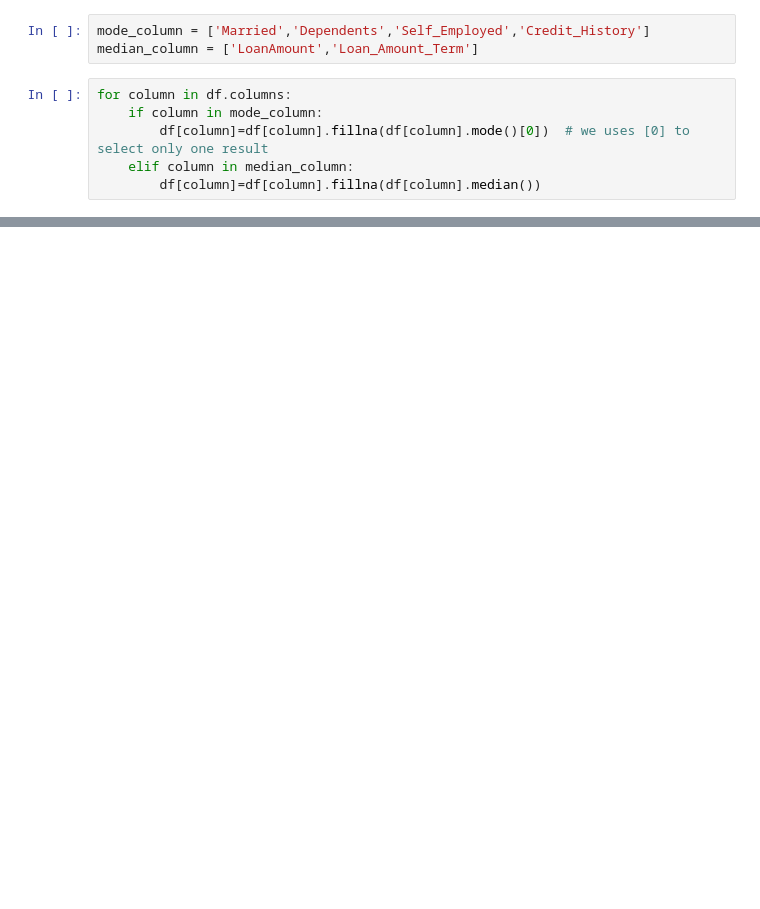
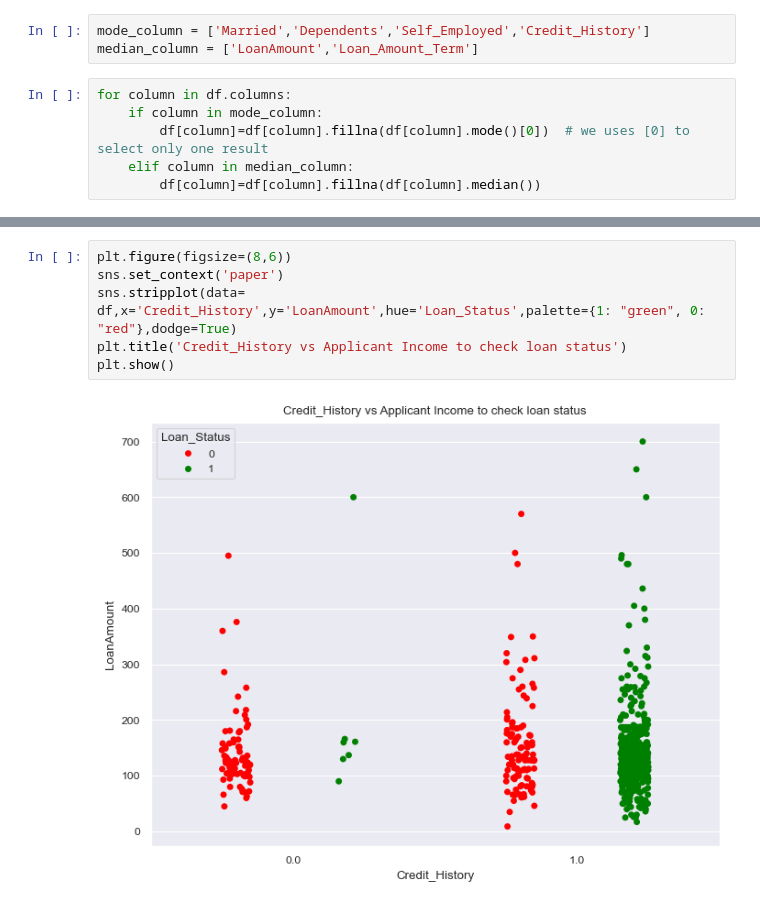
Before and after one commit to Rishant-gupta/loan-approval-model, a Jupyter notebook: sample.ipynb, the cells around one changed output, grey strips where cells are left out. Drawn from its saved outputs; the diff is of its cells as text; blank space fills up the shorter version.

```diff
--- a/sample.ipynb
+++ b/sample.ipynb
@@ -123,0 +235,8 @@ dtype: int64
+# %%
+plt.figure(figsize=(8,6))
+sns.set_context('paper')
+sns.stripplot(data= df,x='Credit_History',y='LoanAmount',hue='Loan_Status',palette={1: "green", 0: "red"},dodge=True)
+plt.title('Credit_History vs Applicant Income to check loan status')
+plt.show()
+# %% [output]
+[figure, added]
```
Also changed, not shown: parts of 46 cells of this notebook.
